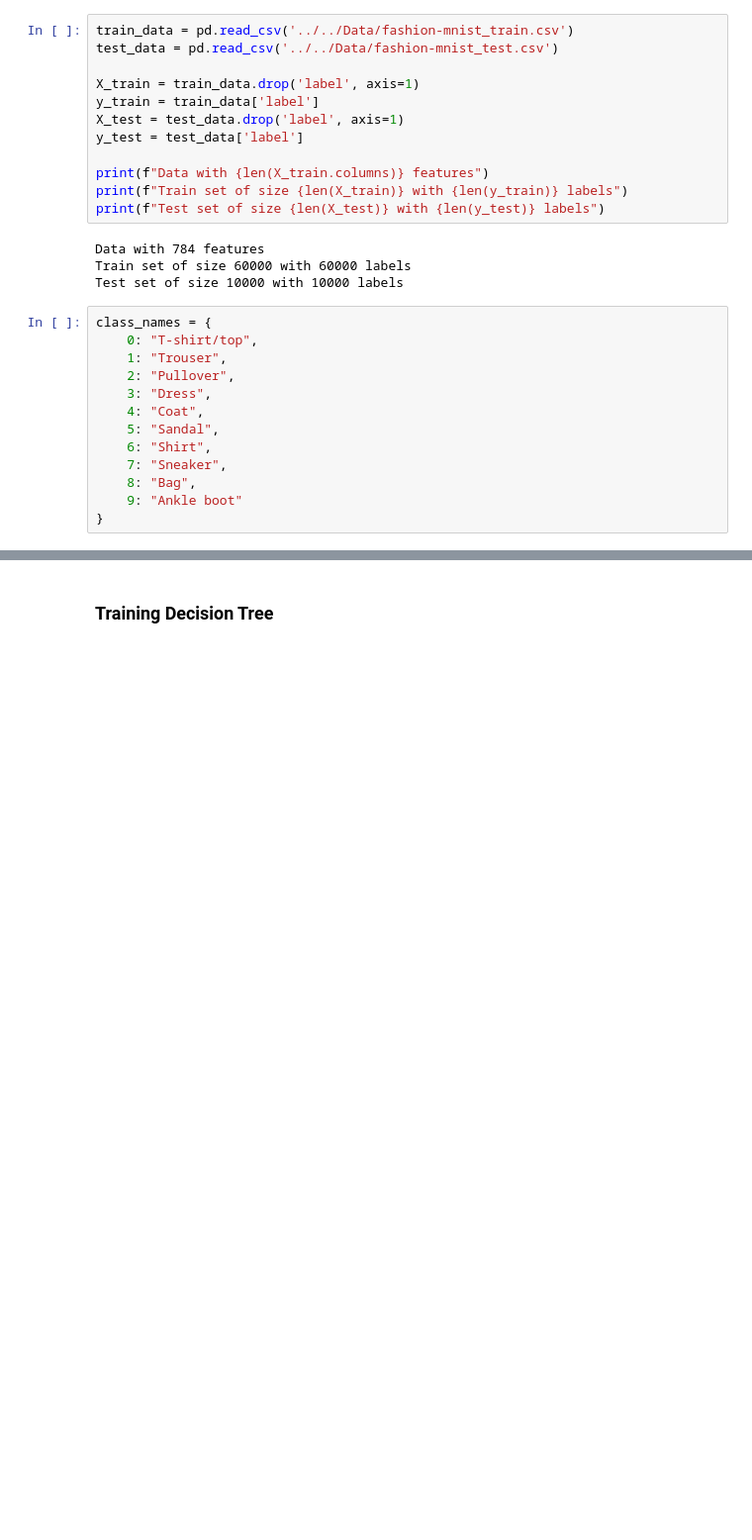
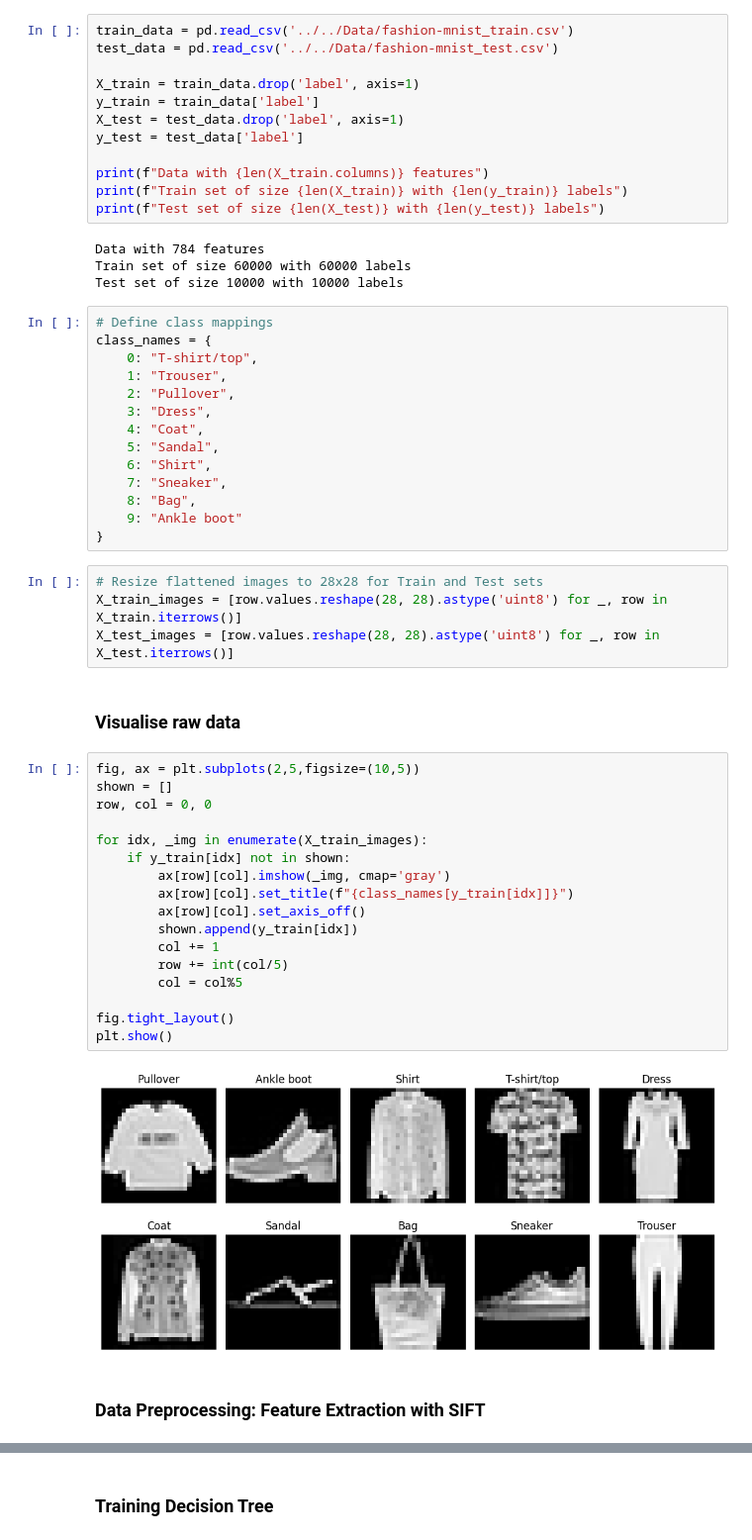
Before and after one commit to MingChuan23/CS3244_Group4, a Jupyter notebook: src/DT.ipynb, the cells around one changed output, grey strips where cells are left out. Shown at 99% size. Drawn from its saved outputs; the diff is of its cells as text; blank space fills up the shorter version.

```diff
--- a/src/DT.ipynb
+++ b/src/DT.ipynb
@@ -28,6 +30,7 @@ Data with 784 features
 Train set of size 60000 with 60000 labels
 Test set of size 10000 with 10000 labels
 # %%
+# Define class mappings
 class_names = {
     0: "T-shirt/top",
     1: "Trouser",
@@ -40,3 +43,30 @@ class_names = {
     8: "Bag",
     9: "Ankle boot"
 }
+# %%
+# Resize flattened images to 28x28 for Train and Test sets
+X_train_images = [row.values.reshape(28, 28).astype('uint8') for _, row in X_train.iterrows()]
+X_test_images = [row.values.reshape(28, 28).astype('uint8') for _, row in X_test.iterrows()]
+# %% [markdown]
+### Visualise raw data
+# %%
+fig, ax = plt.subplots(2,5,figsize=(10,5))
+shown = []
+row, col = 0, 0
+
+for idx, _img in enumerate(X_train_images):
+    if y_train[idx] not in shown:
+        ax[row][col].imshow(_img, cmap='gray')
+        ax[row][col].set_title(f"{class_names[y_train[idx]]}")
+        ax[row][col].set_axis_off()
+        shown.append(y_train[idx])
+        col += 1
+        row += int(col/5)
+        col = col%5
+
+fig.tight_layout()
+plt.show()
+# %% [output]
+[figure, added]
+# %% [markdown]
+### Data Preprocessing: Feature Extraction with SIFT
```
Also changed, not shown: parts of 29 cells of this notebook, 1 other file.
